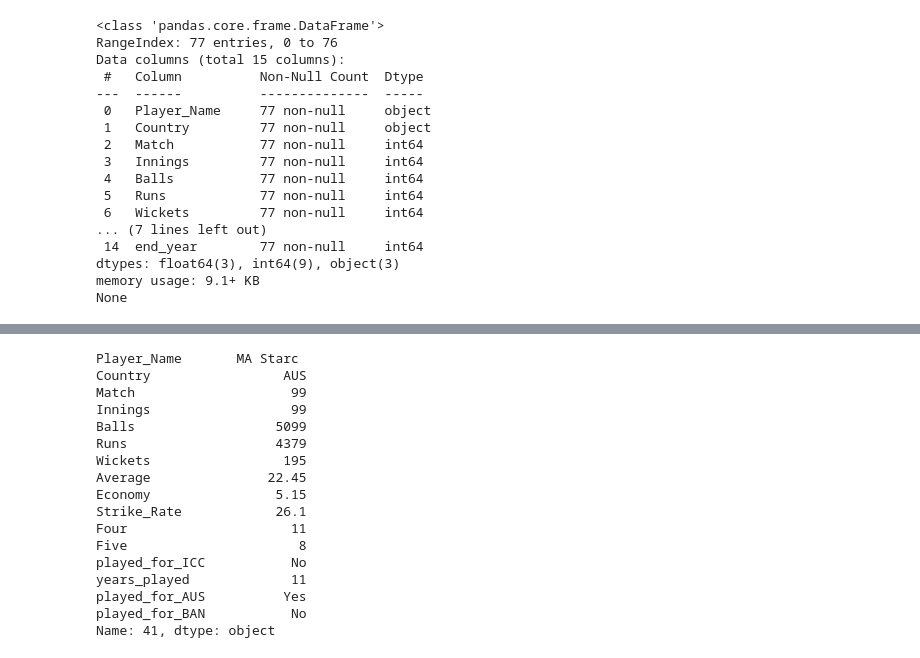
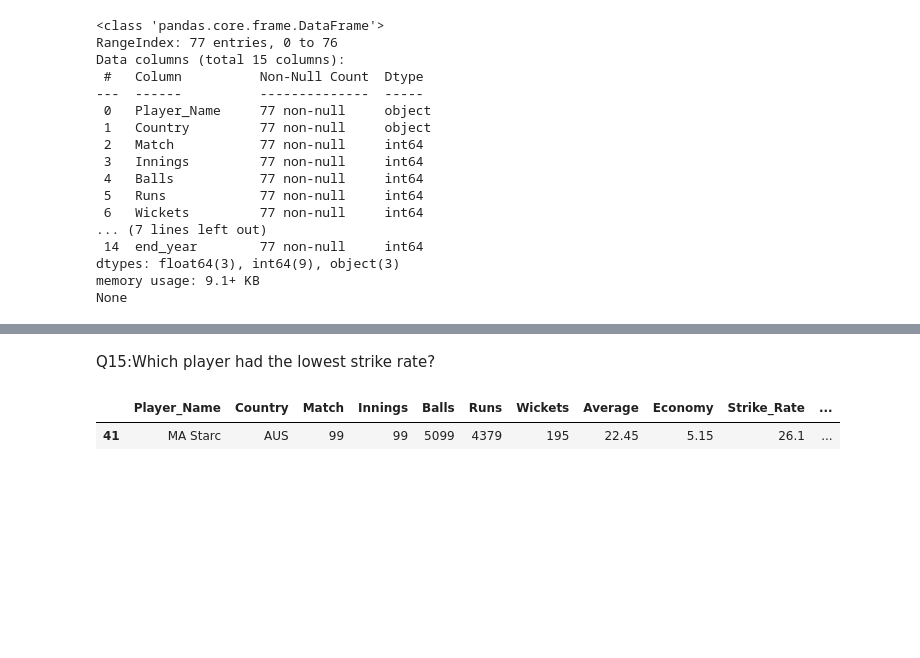
Before and after one commit to Kamrul732/ODI_cricket_bowler_datset_analysis, a Jupyter notebook: ODI_cricket_bowler_analysis.ipynb, the cells around one changed output, grey strips where cells are left out. Saved outputs shown, nothing was run; the diff lists cells and outputs as text; code cells hidden in the pictures; blank space fills up the shorter version.

```diff
--- a/ODI_cricket_bowler_analysis.ipynb
+++ b/ODI_cricket_bowler_analysis.ipynb
@@ -325,22 +367,10 @@ Name: 65, dtype: object
+# %% [markdown]
+Q15:Which player had the lowest strike rate?
 # %%
-col = "Strike_Rate"
-low_x = df.loc[df[col].idxmin()]
-display(low_x)
+df[df["Strike_Rate"] == df["Strike_Rate"].min()]
+#col = "Strike_Rate"
+#low_x = df.loc[df[col].idxmin()]
+#display(low_x)
 # %% [output]
-Player_Name       MA Starc
-Country                 AUS
-Match                    99
-Innings                  99
-Balls                  5099
-Runs                   4379
-Wickets                 195
-Average               22.45
-Economy                5.15
-Strike_Rate            26.1
-Four                     11
-Five                      8
-played_for_ICC           No
-years_played             11
-played_for_AUS          Yes
-played_for_BAN           No
-Name: 41, dtype: object
+|  | Player_Name | Country | Match | Innings | Balls | Runs | Wickets | Average | Economy | Strike_Rate | ... |
+| 41 | MA Starc | AUS | 99 | 99 | 5099 | 4379 | 195 | 22.45 | 5.15 | 26.1 | ... |
```
Also changed, not shown: parts of 33 cells of this notebook.
